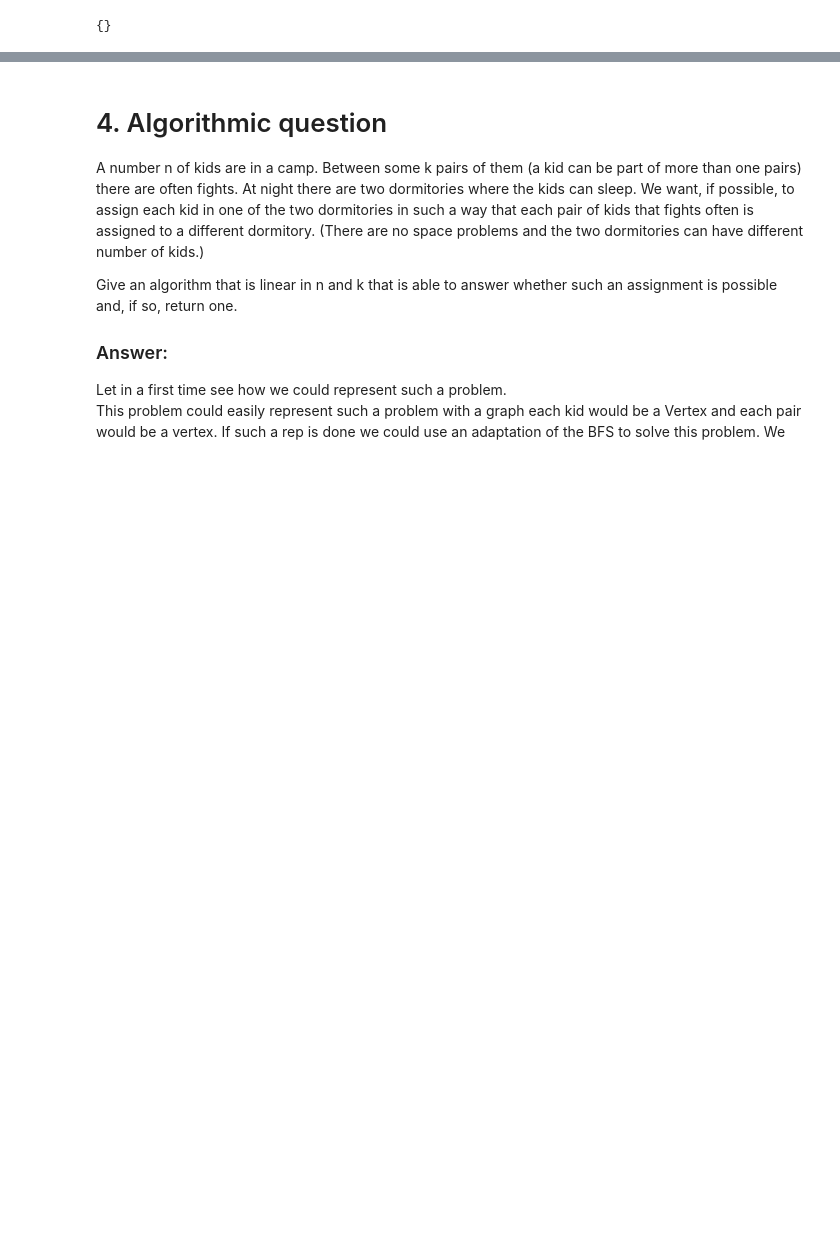
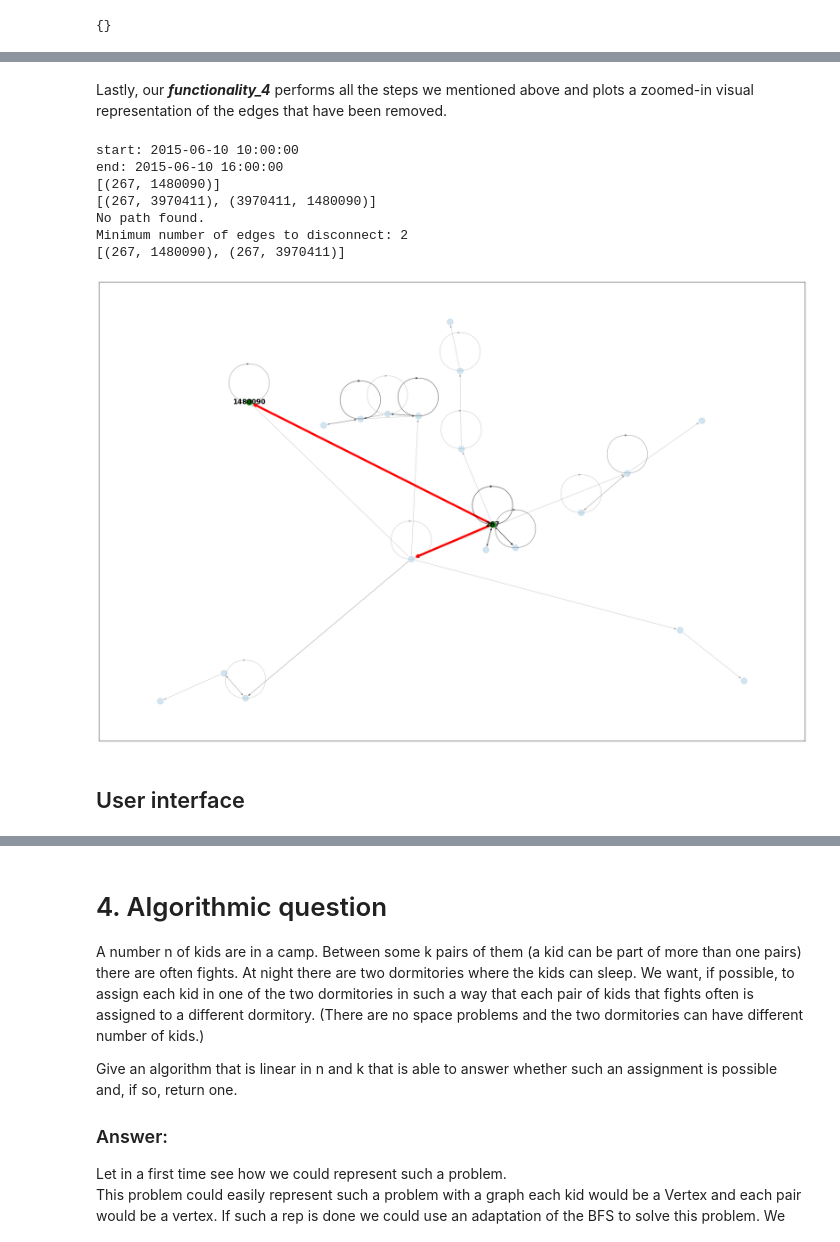
Before and after one commit to arthurgof/ADM-HW5, a Jupyter notebook: main.ipynb, the cells around one changed output, grey strips where cells are left out. Cells and saved outputs as stored; diff of their text form; code cells hidden in the pictures; blank space fills up the shorter version.

```diff
--- a/main.ipynb
+++ b/main.ipynb
@@ -989,5 +1117,0 @@ def get_df_for_time_interval(start, end, dfs, names):
-# %%
-start_1 = "10 June 2015 15:00:00"
-end_1 = "10 June 2015 19:00:00"
-
-df_g1 = get_df_for_time_interval(start_1, end_1, dfs, names)
@@ -1068,2 +1117,0 @@ subg_1[2279448]
-# %%
-to_remove = disconnect_nodes(subg_1, 267, 1831530)
@@ -1093,0 +1118,46 @@ len(subg_1.keys())
+# %% [markdown]
+Lastly, our ***functionality_4*** performs all the steps we mentioned above and plots a zoomed-in visual representation of the edges that have been removed.
+# %%
+def functionality_4(start_date, end_date, node_a, node_b):
+    """
+    Summary:
+        Given a time frame and two nodes, this function disconnects the two nodes and provides a visual representation
+        of the edges that are removed.
+
+    Args:
+        start_date: beginning of time frame.
+        end_date: end of time frame.
+        node_a: first node to disconnect.
+        node_b: second node to disconnect.
+    """
+
+    df_g1 = get_df_for_time_interval(start_date, end_date, dfs, names)
+    subg_1 = get_subgraph_from_df(df=df_g1)
+    to_remove = disconnect_nodes(subg_1, node_a, node_b)
+    print(to_remove)
+    nodes_of_interest = []
+    for edge in to_remove:
+        for node in edge:
+            if node not in nodes_of_interest:
+                nodes_of_interest.append(node)
+    zoomed_in = get_zoomed_graph(subg_1, nodes_of_interest)
+    visualize_network(zoomed_in, to_remove, nodes_to_highlight=[node_a, node_b], nodes_to_label=[node_a, node_b],
+                     label_c="black")
+# %%
+start = "10 June 2015 10:00:00"
+end = "10 June 2015 16:00:00"
+functionality_4(start_date=start,
+                end_date=end,
+                node_a=267,
+                node_b=1480090)
+# %% [output]
+start: 2015-06-10 10:00:00
+end: 2015-06-10 16:00:00
+[(267, 1480090)]
+[(267, 3970411), (3970411, 1480090)]
+No path found.
+Minimum number of edges to disconnect: 2
+[(267, 1480090), (267, 3970411)]
+[figure, added]
+# %% [markdown]
+## User interface
```
Also changed, not shown: parts of 50 cells of this notebook.
